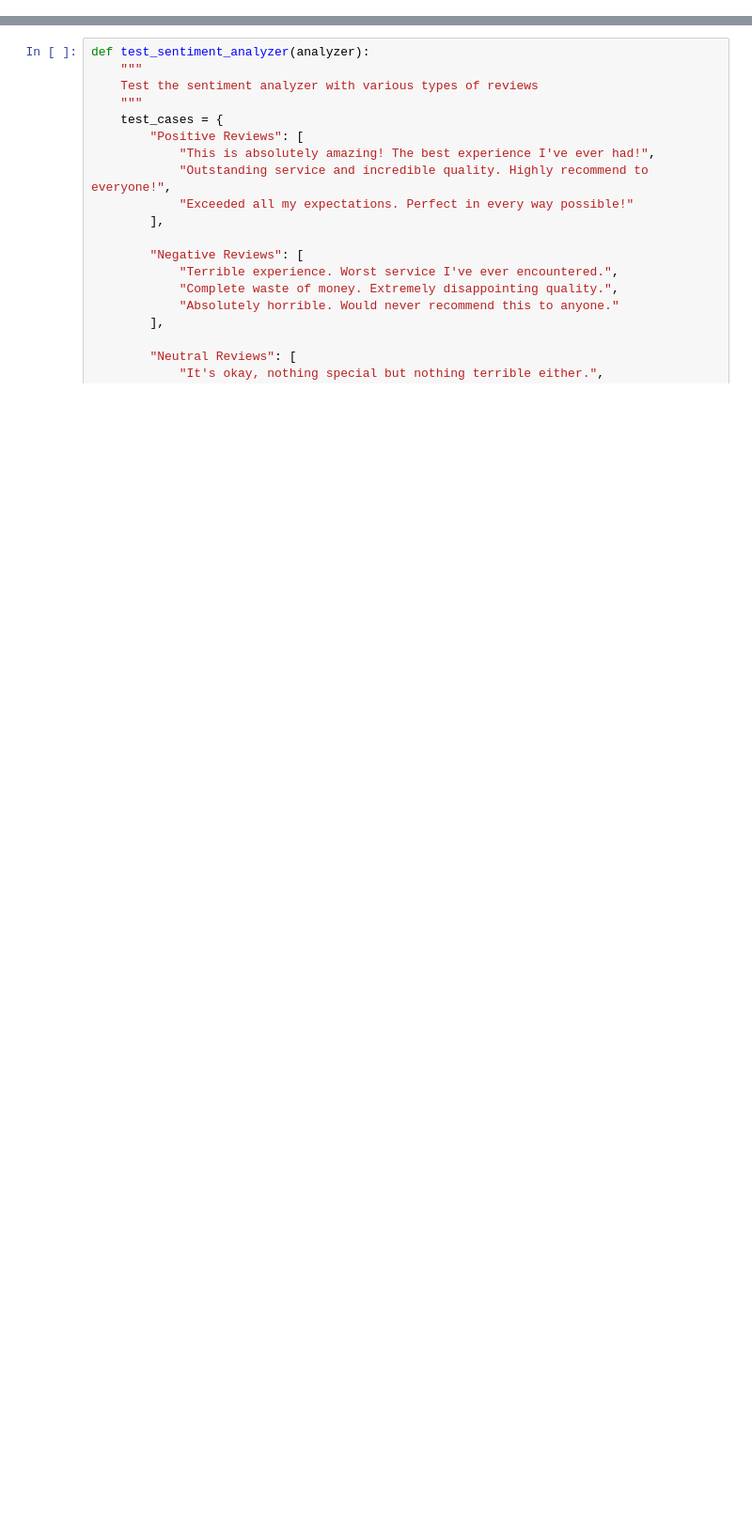
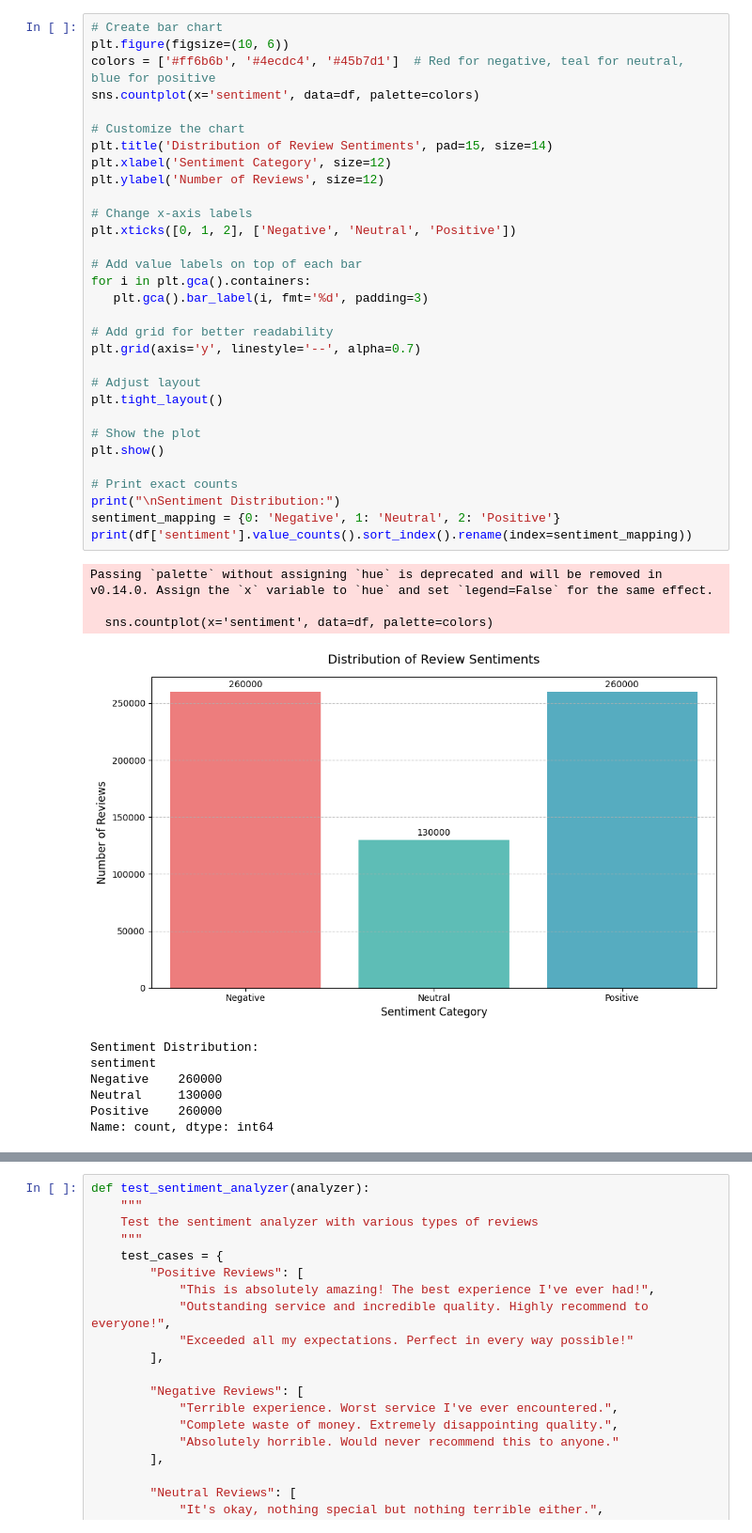
Before and after one commit to tiakavousi/ml, a Jupyter notebook: TensorFlow In Practice/Course 3 - NLP/Course 3 - Week 1 - Lesson 1.ipynb, the cells around one changed output, grey strips where cells are left out. Shown at 94% size. Saved outputs shown, nothing was run; the diff lists cells and outputs as text; blank space fills up the shorter version.

```diff
--- a/TensorFlow In Practice/Course 3 - NLP/Course 3 - Week 1 - Lesson 1.ipynb
+++ b/TensorFlow In Practice/Course 3 - NLP/Course 3 - Week 1 - Lesson 1.ipynb
@@ -229,0 +201,42 @@ class SentimentAnalyzer:
+# %%
+# Create bar chart
+plt.figure(figsize=(10, 6))
+colors = ['#ff6b6b', '#4ecdc4', '#45b7d1']  # Red for negative, teal for neutral, blue for positive
+sns.countplot(x='sentiment', data=df, palette=colors)
+
+# Customize the chart
+plt.title('Distribution of Review Sentiments', pad=15, size=14)
+plt.xlabel('Sentiment Category', size=12)
+plt.ylabel('Number of Reviews', size=12)
+
+# Change x-axis labels
+plt.xticks([0, 1, 2], ['Negative', 'Neutral', 'Positive'])
+
+# Add value labels on top of each bar
+for i in plt.gca().containers:
+   plt.gca().bar_label(i, fmt='%d', padding=3)
+
+# Add grid for better readability
+plt.grid(axis='y', linestyle='--', alpha=0.7)
+
+# Adjust layout
+plt.tight_layout()
+
+# Show the plot
+plt.show()
+
+# Print exact counts
+print("\nSentiment Distribution:")
+sentiment_mapping = {0: 'Negative', 1: 'Neutral', 2: 'Positive'}
+print(df['sentiment'].value_counts().sort_index().rename(index=sentiment_mapping))
+# %% [output]
+Passing `palette` without assigning `hue` is deprecated and will be removed in v0.14.0. Assign the `x` variable to `hue` and set `legend=False` for the same effect.
+
+  sns.countplot(x='sentiment', data=df, palette=colors)
+[figure, added]
+Sentiment Distribution:
+sentiment
+Negative    260000
+Neutral     130000
+Positive    260000
+Name: count, dtype: int64
```
Also changed, not shown: parts of 26 cells of this notebook.
